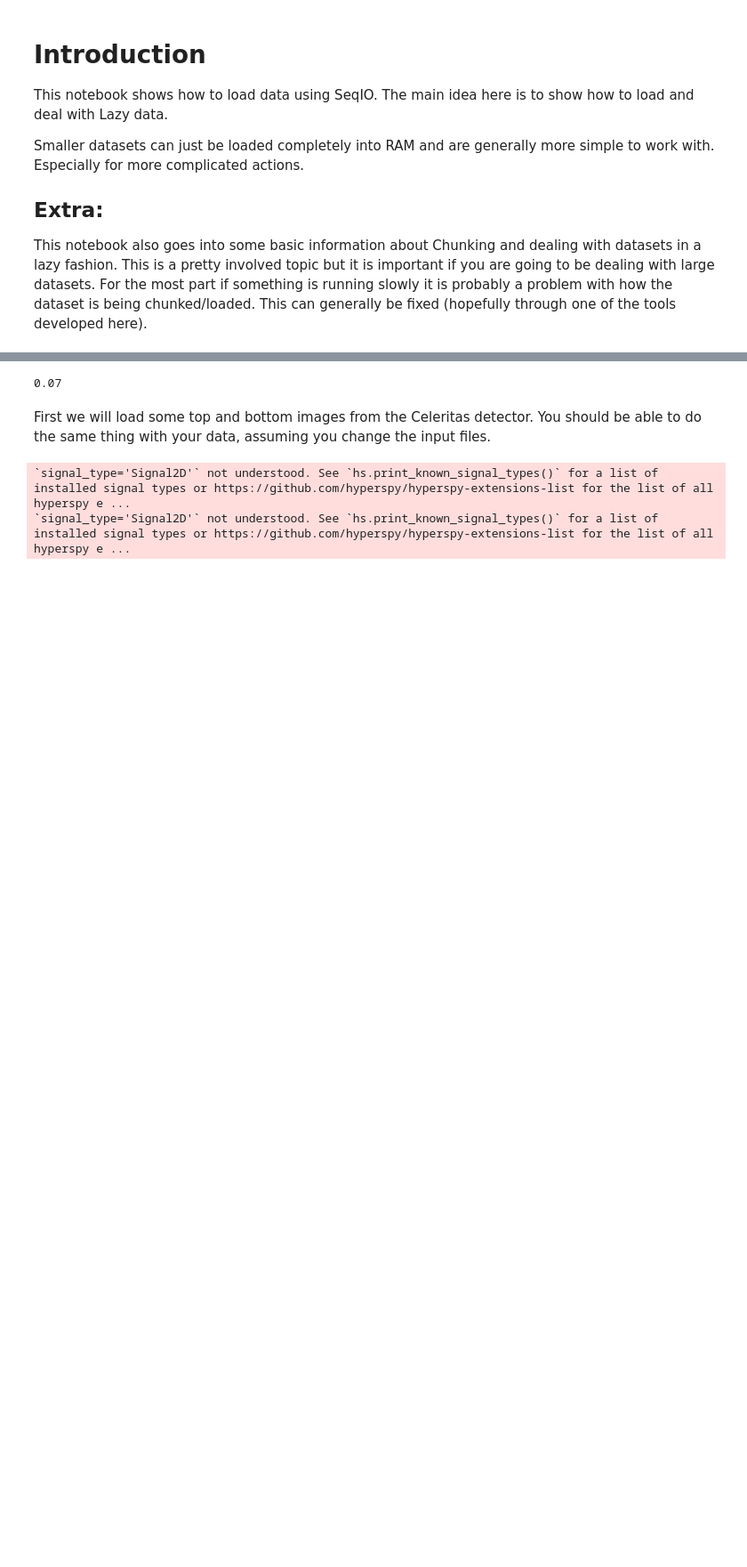
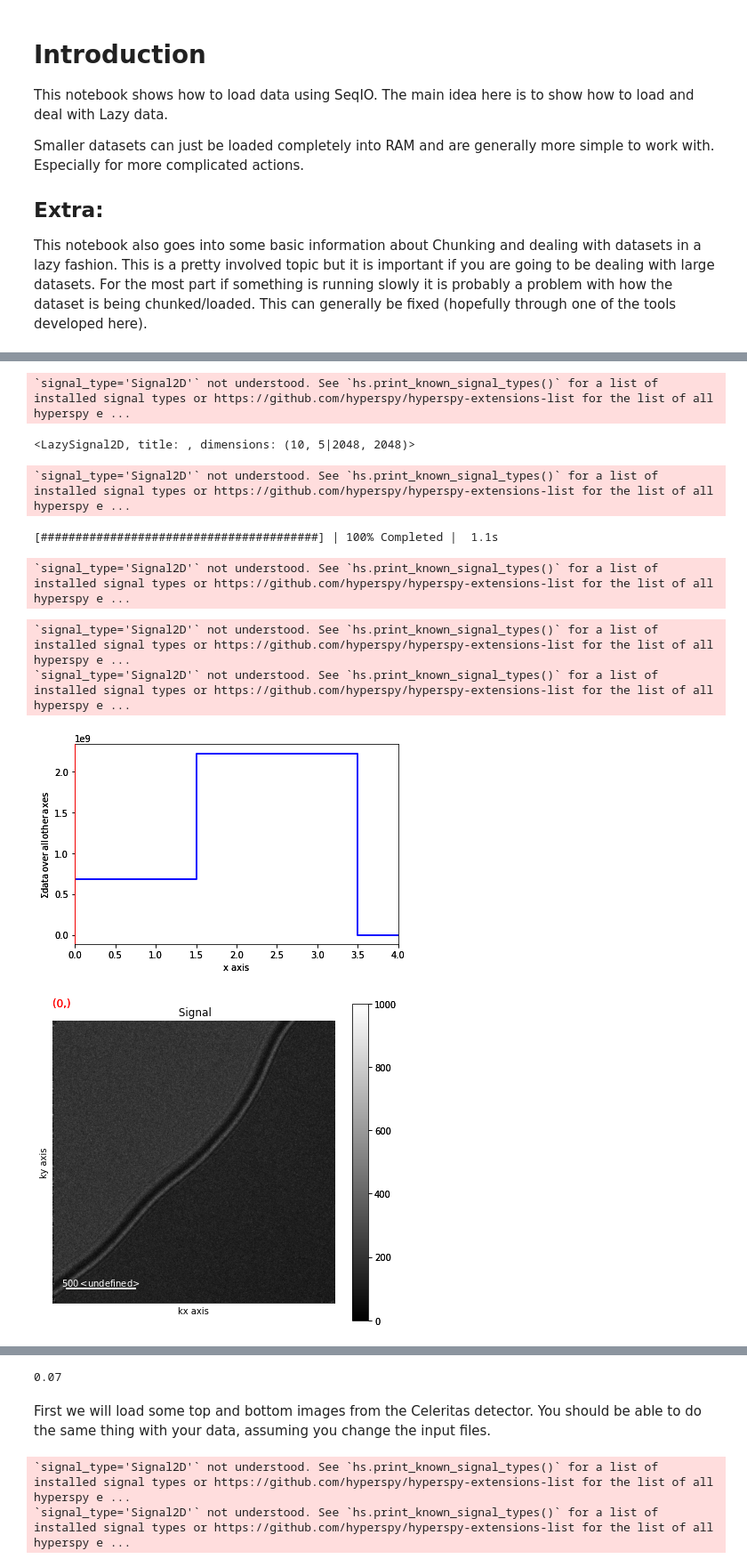
Before and after one commit to CSSFrancis/SeqIO, a Jupyter notebook: SeqIO/example_loading.ipynb, the cells around one changed output, grey strips where cells are left out. Shown at 89% size. Saved outputs shown, nothing was run; the diff lists cells and outputs as text; code cells hidden in the pictures; blank space fills up the shorter version.

```diff
--- a/SeqIO/example_loading.ipynb
+++ b/SeqIO/example_loading.ipynb
@@ -41,0 +26,25 @@ reader = SeqReader(top='tests/testUpgrade/Movie_00005_Top_12-17-00.728.seq',
+# %%
+s = SeqIO.load_folder("tests/seqImage/",lazy=True, chunk_shape=(5,5),nav_shape=(5,10))
+# %% [output]
+`signal_type='Signal2D'` not understood. See `hs.print_known_signal_types()` for a list of installed signal types or https://github.com/hyperspy/hyperspy-extensions-list for the list of all hyperspy e ...
+# %%
+s
+# %% [output]
+<LazySignal2D, title: , dimensions: (10, 5|2048, 2048)>
+# %%
+s = SeqIO.load_folder("tests/testUpgrade/", lazy=True)
+# %% [output]
+`signal_type='Signal2D'` not understood. See `hs.print_known_signal_types()` for a list of installed signal types or https://github.com/hyperspy/hyperspy-extensions-list for the list of all hyperspy e ...
+# %%
+s.compute()
+# %% [output]
+[########################################] | 100% Completed |  1.1s
+`signal_type='Signal2D'` not understood. See `hs.print_known_signal_types()` for a list of installed signal types or https://github.com/hyperspy/hyperspy-extensions-list for the list of all hyperspy e ...
+# %%
+%matplotlib inline
+s.inav[5].plot(vmax=1000)
+# %% [output]
+`signal_type='Signal2D'` not understood. See `hs.print_known_signal_types()` for a list of installed signal types or https://github.com/hyperspy/hyperspy-extensions-list for the list of all hyperspy e ...
+`signal_type='Signal2D'` not understood. See `hs.print_known_signal_types()` for a list of installed signal types or https://github.com/hyperspy/hyperspy-extensions-list for the list of all hyperspy e ...
+[figure, added]
+[figure, added]
```
Also changed, not shown: parts of 6 cells of this notebook, 4 other files.
